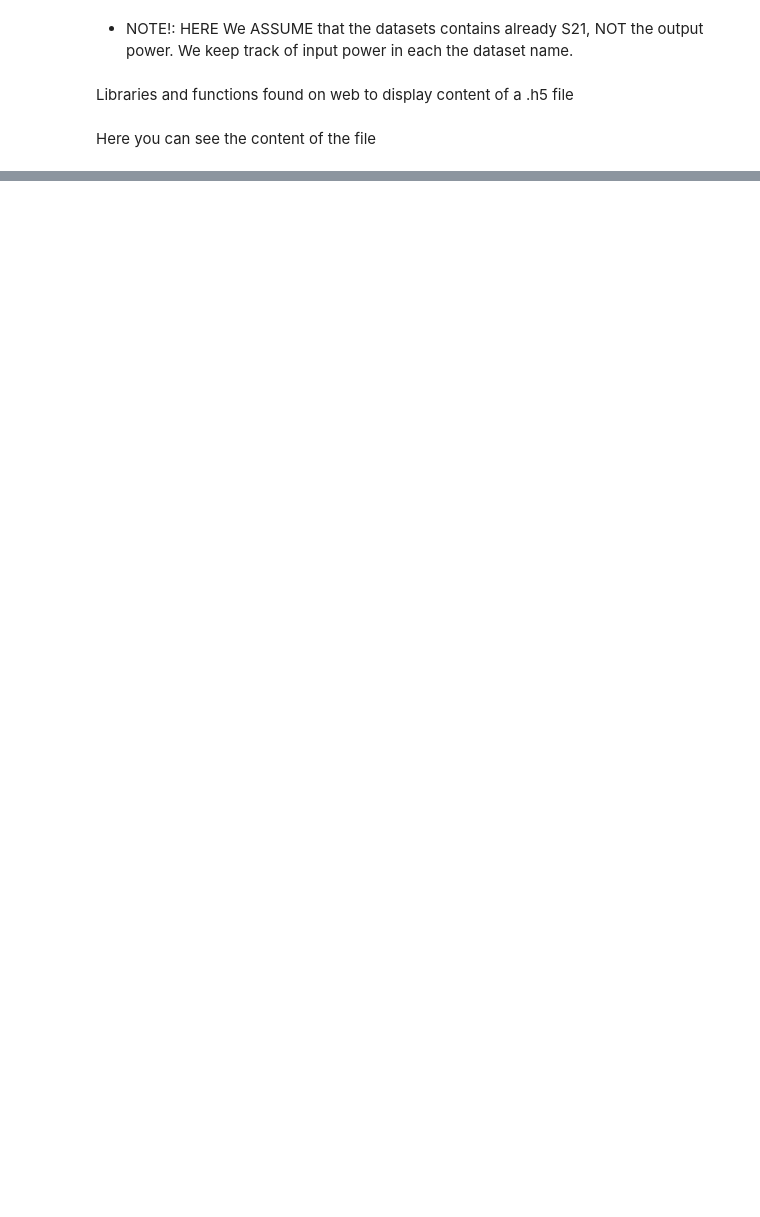
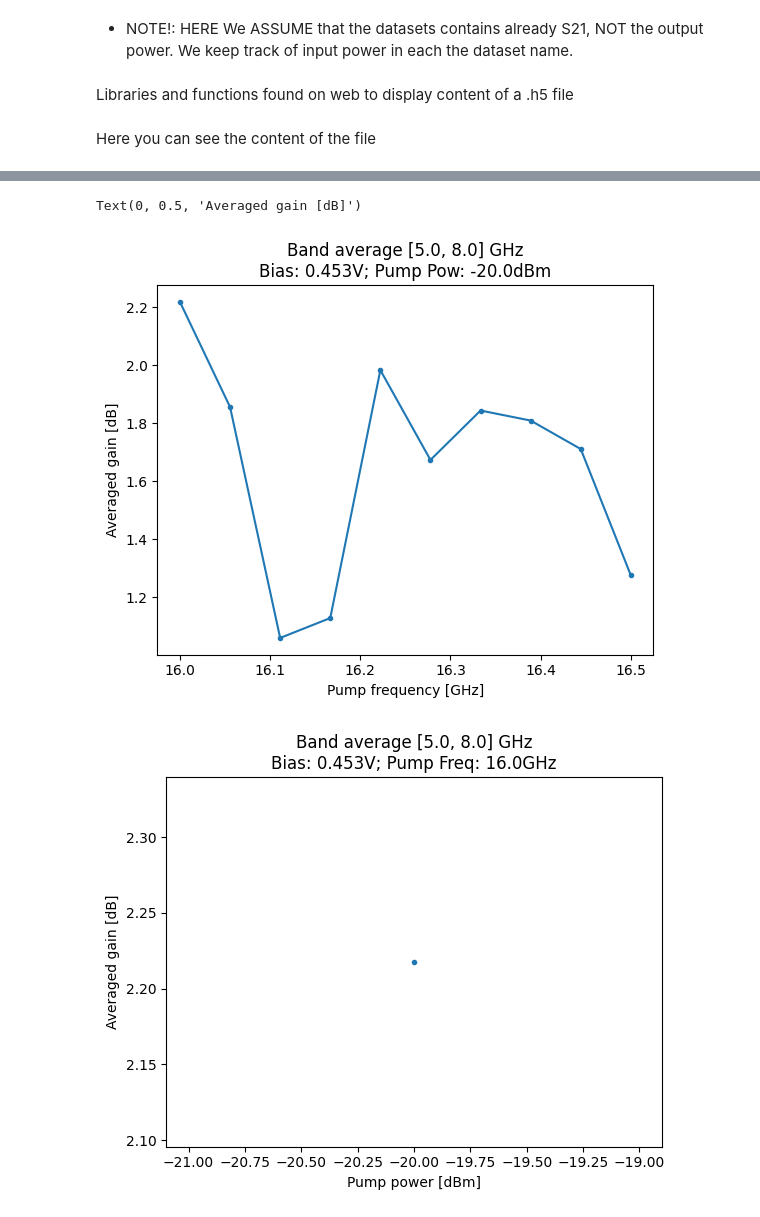
Before and after one commit to biqute/QTLab2223, a Jupyter notebook: TWPAandQubit/notebooks/read_lattice_results.ipynb, the cells around one changed output, grey strips where cells are left out. Saved outputs shown, nothing was run; the diff lists cells and outputs as text; code cells hidden in the pictures; blank space fills up the shorter version.

```diff
--- a/TWPAandQubit/notebooks/read_lattice_results.ipynb
+++ b/TWPAandQubit/notebooks/read_lattice_results.ipynb
@@ -10,5 +11,5 @@ import matplotlib.pyplot as plt
 # %%
-filename = "03_03_4-8Ghz.h5";   # Change HERE!!!
+filename = "07_03_Pome_10.h5";   # Change HERE!!!
 # %% [markdown]
 Here you can see the content of the file
 # %%
@@ -154,0 +162,74 @@ ax_2.grid()
+# %%
+# Define BAND where we take the gain average
+
+fmin = 5e9 #[GHz]
+fmax = 8e9 #[GHz]
+fspan = fmax - fmin
+
+
+# Get 'Off' measurement (will be subtracted to all measurements)
+xoff, yoff = getDatasetValue(filename, "/Off", 0)
+group = "/dc_" + "0" + "/pumpfreq_" + "0" + "/pumppow_" + "0"
+#xoff, yoff = getDatasetValue(filename, group, 0)
+#yoff = np.zeros(len(yoff))
+
+# Check if the frequency span [fmin,fmax] is valid
+if xoff[0] <= fmin and xoff[len(xoff)-1] >= fmax:
+    print("Band: [",round(fmin/1e9,freq_cifers),", ",round(fmax/1e9,freq_cifers),"] GHz")
+else:
+    sys.exit("Invalid frequency span!")
+# Get i_min, i_max for the defined band
+df = xoff[1] - xoff[0]
+i_min = round((fmin - xoff[0])/df)
+i_max = round(len(xoff) - 1 - (xoff[len(xoff)-1] - fmax)/df)
+n_pts = i_max - i_min
+
+band_averages = np.zeros((len(volts),len(freqs),len(ampls)))
+max_average = [0,0,0]    # Indexes of params for best band average
+for k in np.arange(0,len(volts)):
+    for j in np.arange(0,len(ampls)):
+        for i in np.arange(0,len(freqs)):
+            # Get desired dataset
+            group = "/dc_" + str(k) + "/pumpfreq_" + str(i) + "/pumppow_" + str(j)
+            try:
+                temp_xs, temp_ys = getDatasetValue(filename, group, 0)
+                # Remove the 'Off' measurement
+                temp_ys = temp_ys - yoff
+                # Focus on the defined BAND
+                xs = temp_xs[i_min:i_max]
+                ys = temp_ys[i_min:i_max]
+
+                band_averages[k,i,j] = np.mean(ys)
+                if band_averages[max_average[0],max_average[1],max_average[2]] < band_averages[k,i,j]:
+                    max_average = [k,i,j]
+            except:
+                print(i)
+
+# Get params for maximum band average
+best_voltage = volts[max_average[0]]
+best_freq = freqs[max_average[1]]
+best_pow = ampls[max_average[2]]
+print("Best params: ",best_voltage,"V, ",best_freq,"GHz, ",best_pow,"dBm")
+print("Best Band average gain: ",round(band_averages[max_average[0],max_average[1],max_average[2]],3),"dB")
+
+# Plot band average varying only Pump frequency (other two params fixed at 'optimal' values)
+fig_freq, ax_freq = plt.subplots()
+ax_freq.plot(freqs, band_averages[max_average[0],:,max_average[2]],'.-')
+ax_freq.set_title("Band average ["+str(round(fmin/1e9,freq_cifers))+", "+str(round(fmax/1e9,freq_cifers))+"] GHz\nBias: "+str(round(best_voltage,volt_cifers))+"V; Pump Pow: "+str(round(best_pow,ampl_cifers))+"dBm")
+ax_freq.set_xlabel("Pump frequency [GHz]")
+ax_freq.set_ylabel("Averaged gain [dB]")
+
+# Plot band average varying only Pump power (other two params fixed at 'optimal' values)
+fig_pow, ax_pow = plt.subplots()
+ax_pow.plot(ampls, band_averages[max_average[0],max_average[1],:],'.-')
+ax_pow.set_title("Band average ["+str(round(fmin/1e9,freq_cifers))+", "+str(round(fmax/1e9,freq_cifers))+"] GHz\nBias: "+str(round(best_voltage,volt_cifers))+"V; Pump Freq: "+str(round(best_freq,freq_cifers))+"GHz")
+ax_pow.set_xlabel("Pump power [dBm]")
+ax_pow.set_ylabel("Averaged gain [dB]")
+
+# Plot band average varying only Bias voltage (other two params fixed at 'optimal' values)
+fig_freq, ax_freq = plt.subplots()
+ax_freq.plot(volts, band_averages[:,max_average[1],max_average[2]],'.-')
+ax_freq.set_title("Band average ["+str(round(fmin/1e9,freq_cifers))+", "+str(round(fmax/1e9,freq_cifers))+"] GHz\nPump Freq: "+str(round(best_freq,freq_cifers))+"GHz; Pump Pow: "+str(round(best_pow,ampl_cifers))+"dBm")
+ax_freq.set_xlabel("Bias voltage [V]")
+ax_freq.set_ylabel("Averaged gain [dB]")
+# %% [output]
@@ -154,0 +239,3 @@ ax_2.grid()
+Text(0, 0.5, 'Averaged gain [dB]')
+[figure, added]
+[figure, added]
```
Also changed, not shown: parts of 11 cells of this notebook, 3 other files.
